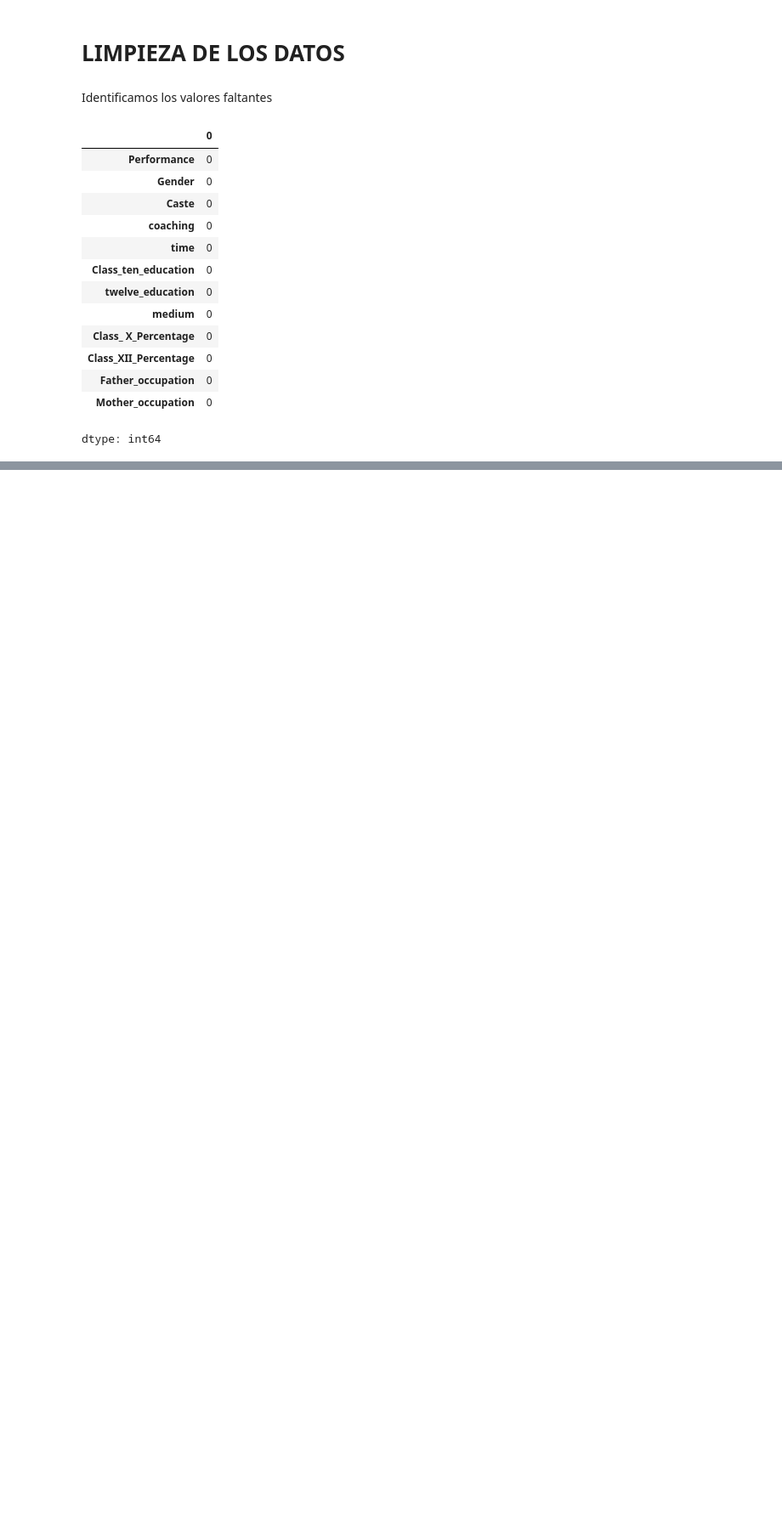
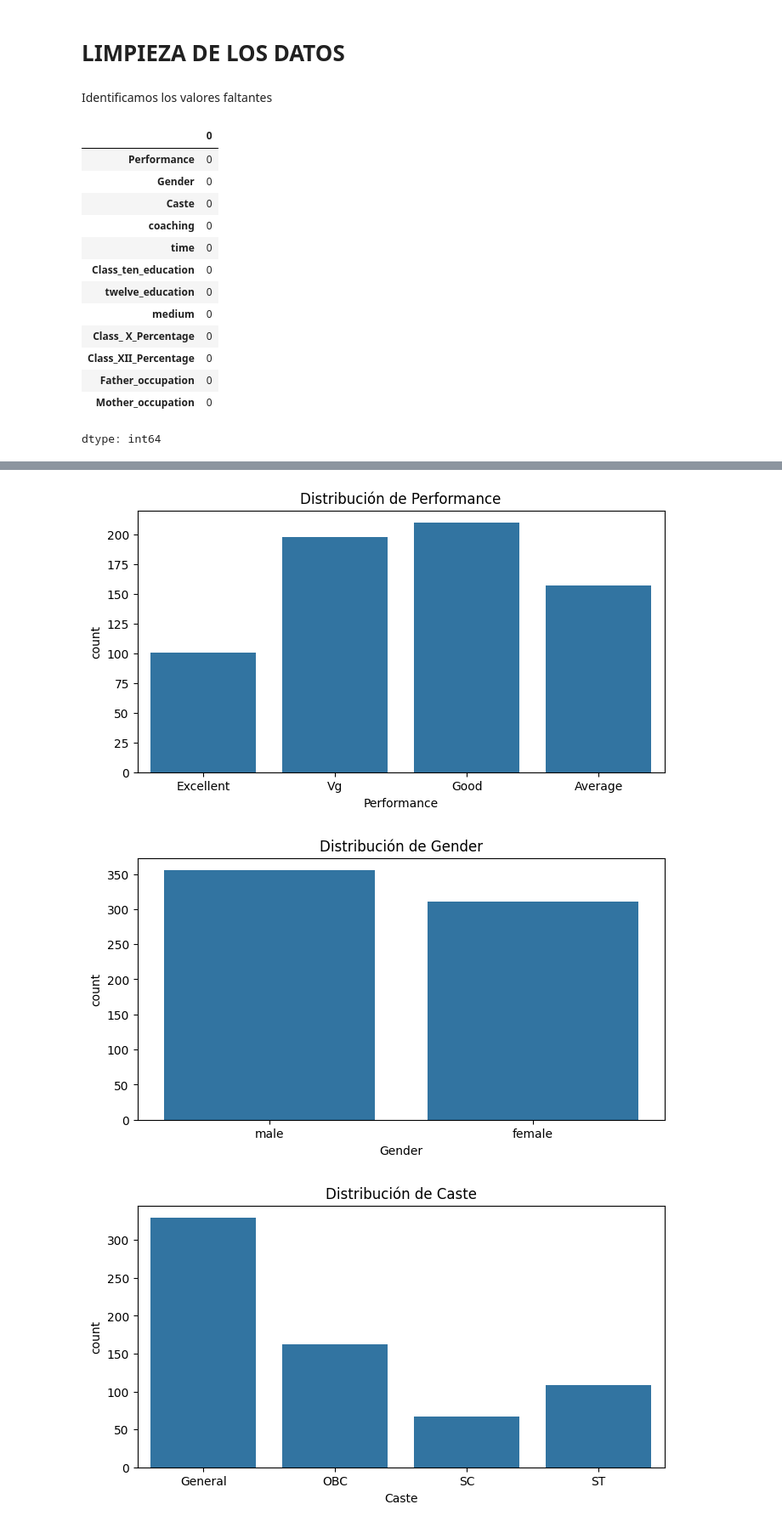
Before and after one commit to Jesus2342/MLOps_Team_33, a Jupyter notebook: Fase_1_Student_Performance.ipynb, the cells around one changed output, grey strips where cells are left out. Shown at 85% size. Drawn from its saved outputs; the diff is of its cells as text; code cells hidden in the pictures; blank space fills up the shorter version.

Commit message:
EDA. graph of categorical variables and heat-map

```diff
--- a/Fase_1_Student_Performance.ipynb
+++ b/Fase_1_Student_Performance.ipynb
@@ -51,0 +59,11 @@ dtype: int64
+# %%
+variables_categoricas = df.select_dtypes(include=['object'])
+
+for columna in variables_categoricas.columns:
+    plt.figure(figsize=(8, 4))
+    sns.countplot(data=df, x=columna)
+    plt.title(f'Distribución de {columna}')
+# %% [output]
+[figure, added]
+[figure, added]
+[figure, added]
```
Also changed, not shown: parts of 11 cells of this notebook.
